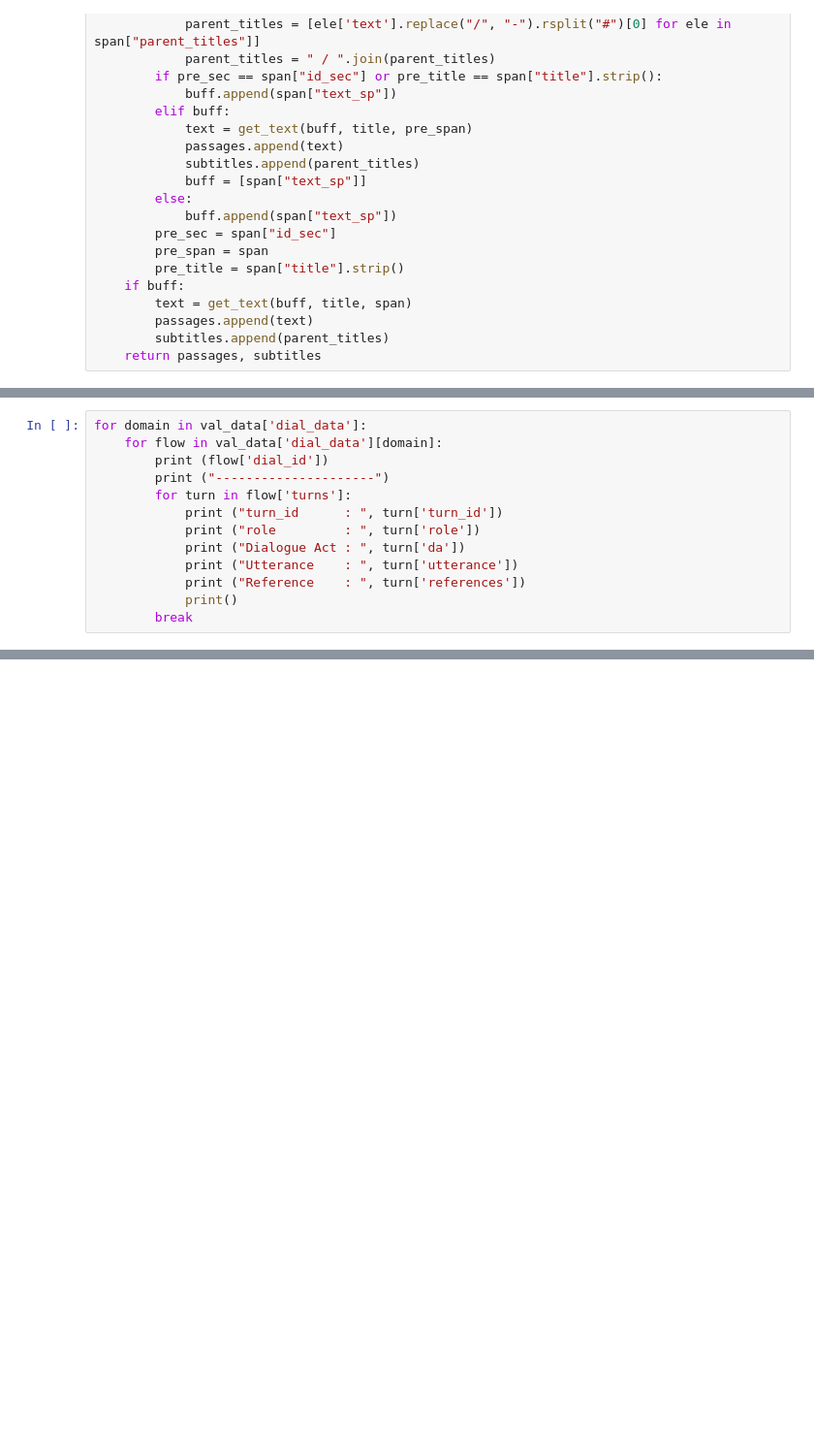
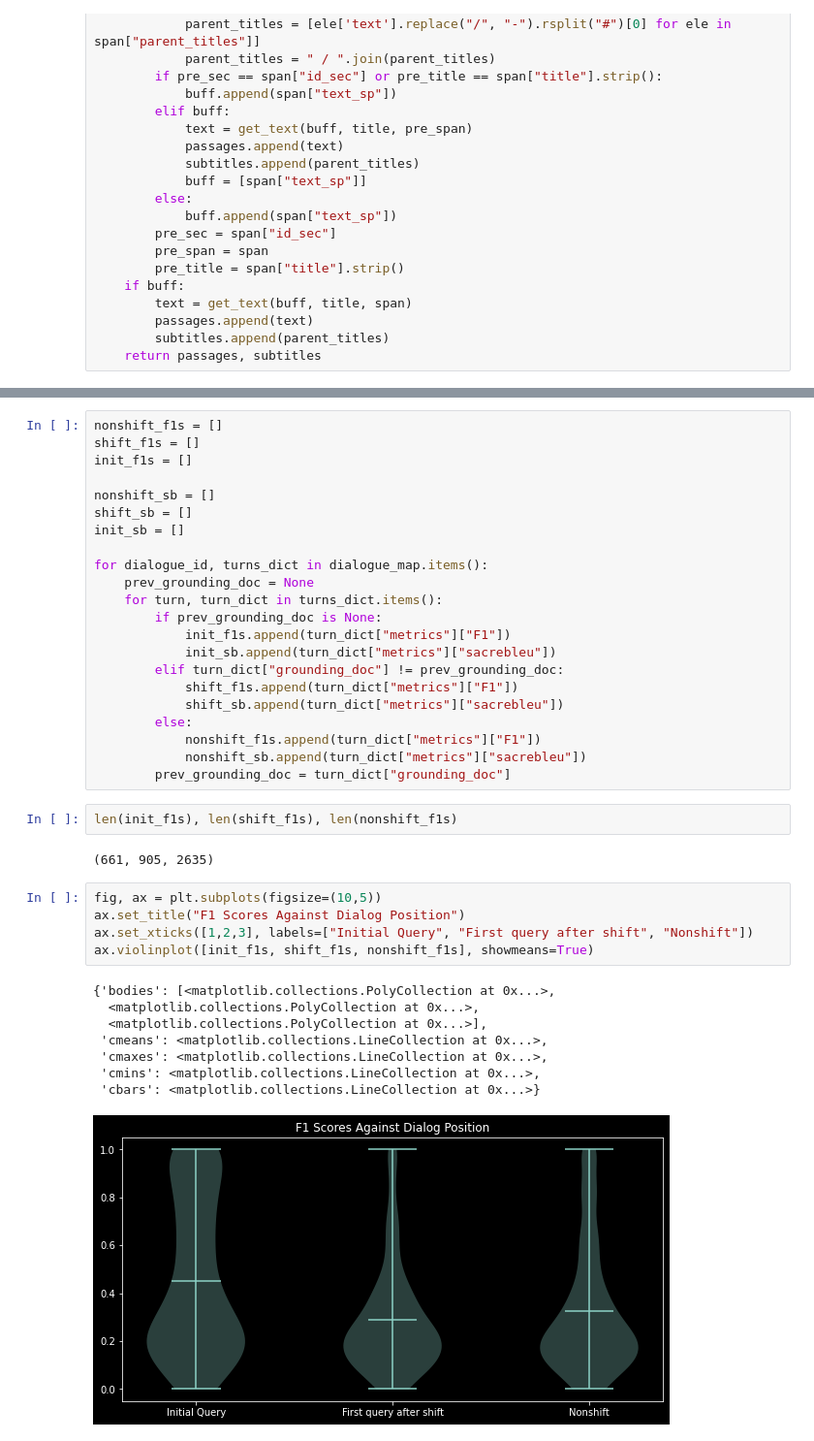
Before and after one commit to gsireesh/multidoc2dial, a Jupyter notebook: scripts/result_viz.ipynb, the cells around one changed output, grey strips where cells are left out. Shown at 97% size. Drawn from its saved outputs; the diff is of its cells as text; blank space fills up the shorter version.

Commit message:
result visualization, topic shift analysis

```diff
--- a/scripts/result_viz.ipynb
+++ b/scripts/result_viz.ipynb
@@ -201,13 +158,0 @@ all:  13.66 &  0.00 &  2.66
-# %%
-for domain in val_data['dial_data']:
-    for flow in val_data['dial_data'][domain]:
-        print (flow['dial_id'])
-        print ("---------------------")
-        for turn in flow['turns']:
-            print ("turn_id      : ", turn['turn_id'])
-            print ("role         : ", turn['role'])
-            print ("Dialogue Act : ", turn['da'])
-            print ("Utterance    : ", turn['utterance'])
-            print ("Reference    : ", turn['references'])
-            print()
-        break
@@ -231,0 +195,40 @@ Reference    :  [{'label': 'solution', 'id_sp': '43', 'doc_id': 'Reporting Paren
+# %%
+nonshift_f1s = []
+shift_f1s = []
+init_f1s = []
+
+nonshift_sb = []
+shift_sb = []
+init_sb = []
+
+for dialogue_id, turns_dict in dialogue_map.items():
+    prev_grounding_doc = None
+    for turn, turn_dict in turns_dict.items():
+        if prev_grounding_doc is None:
+            init_f1s.append(turn_dict["metrics"]["F1"])
+            init_sb.append(turn_dict["metrics"]["sacrebleu"])
+        elif turn_dict["grounding_doc"] != prev_grounding_doc:
+            shift_f1s.append(turn_dict["metrics"]["F1"])
+            shift_sb.append(turn_dict["metrics"]["sacrebleu"])
+        else:
+            nonshift_f1s.append(turn_dict["metrics"]["F1"])
+            nonshift_sb.append(turn_dict["metrics"]["sacrebleu"])
+        prev_grounding_doc = turn_dict["grounding_doc"]
+# %%
+len(init_f1s), len(shift_f1s), len(nonshift_f1s)
+# %% [output]
+(661, 905, 2635)
+# %%
+fig, ax = plt.subplots(figsize=(10,5))
+ax.set_title("F1 Scores Against Dialog Position")
+ax.set_xticks([1,2,3], labels=["Initial Query", "First query after shift", "Nonshift"])
+ax.violinplot([init_f1s, shift_f1s, nonshift_f1s], showmeans=True)
+# %% [output]
+{'bodies': [<matplotlib.collections.PolyCollection at 0x...>,
+  <matplotlib.collections.PolyCollection at 0x...>,
+  <matplotlib.collections.PolyCollection at 0x...>],
+ 'cmeans': <matplotlib.collections.LineCollection at 0x...>,
+ 'cmaxes': <matplotlib.collections.LineCollection at 0x...>,
+ 'cmins': <matplotlib.collections.LineCollection at 0x...>,
+ 'cbars': <matplotlib.collections.LineCollection at 0x...>}
+[figure, added]
```
Also changed, not shown: parts of 8 cells of this notebook.
